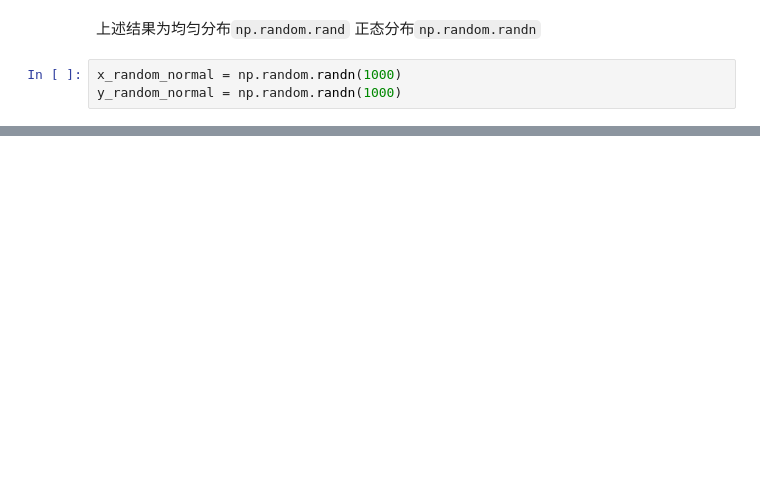
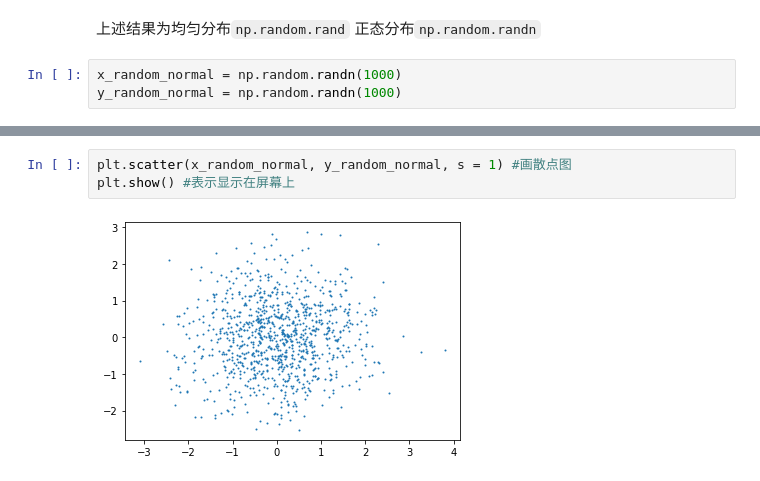
Before and after one commit to tszsiuwong/DataScienceHandbook, a Jupyter notebook: DAY1-Introduction/DAY1-Introduction.ipynb, the cells around one changed output, grey strips where cells are left out. Saved outputs shown, nothing was run; the diff lists cells and outputs as text; blank space fills up the shorter version.

```diff
--- a/DAY1-Introduction/DAY1-Introduction.ipynb
+++ b/DAY1-Introduction/DAY1-Introduction.ipynb
@@ -81,0 +89,5 @@ plt.show() #表示显示在屏幕上
+# %%
+plt.scatter(x_random_normal, y_random_normal, s = 1) #画散点图
+plt.show() #表示显示在屏幕上
+# %% [output]
+[figure, added]
```
Also changed, not shown: parts of 23 cells of this notebook.
